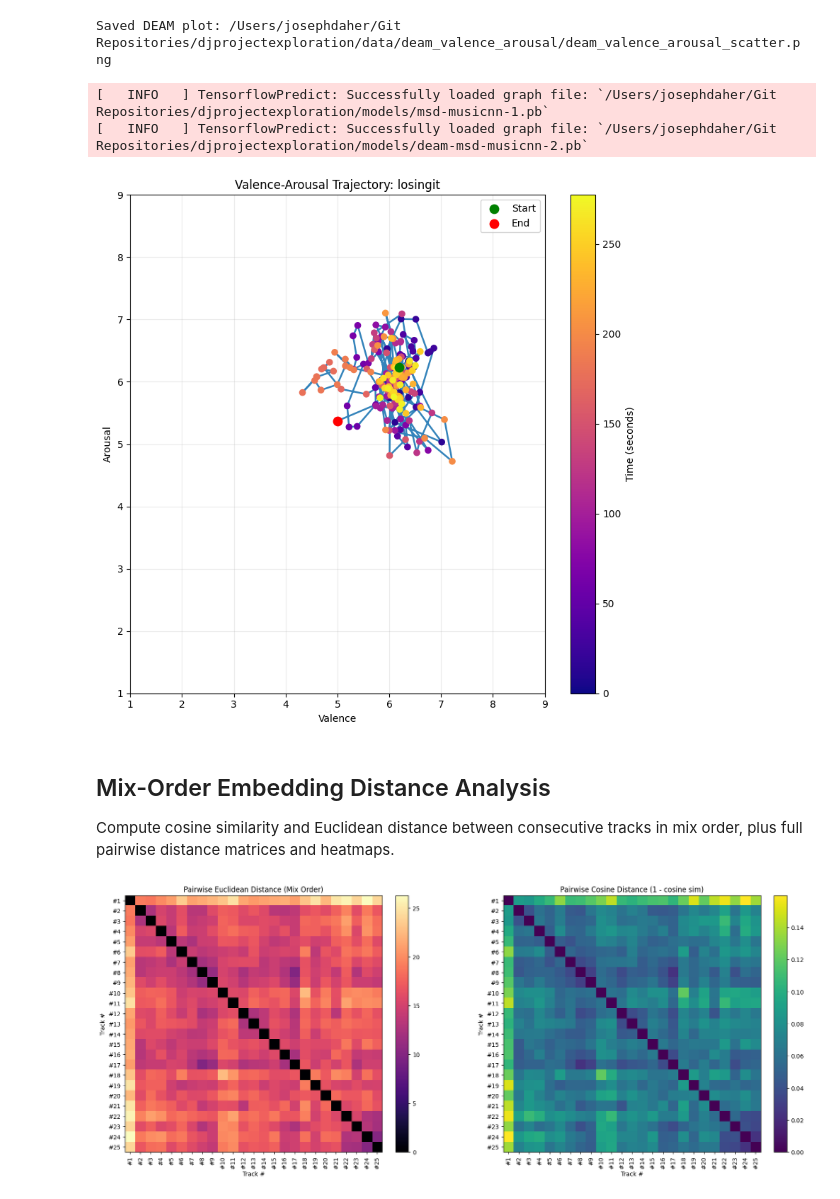
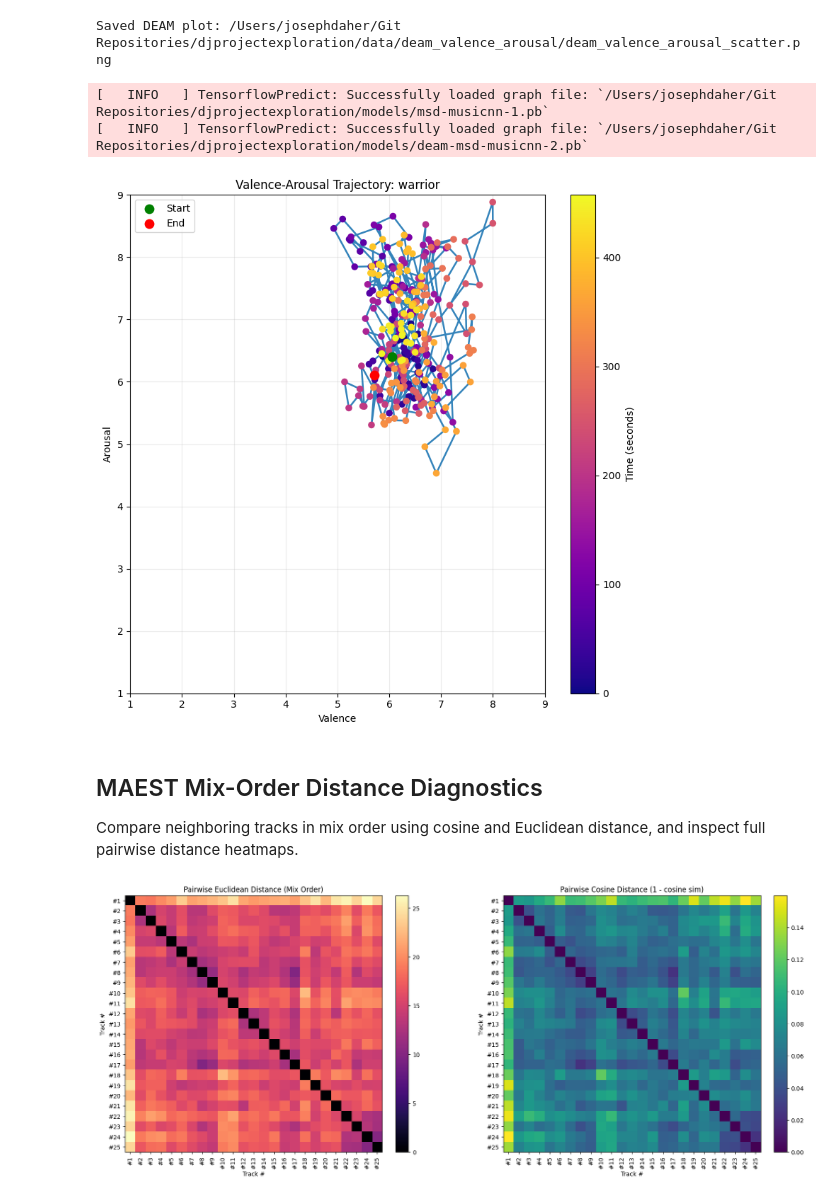
Before and after one commit to josephedaher24/djprojectexploration, a Jupyter notebook: notebooks/embeddings.ipynb, the cells around one changed output. Cells and saved outputs as stored; diff of their text form; code cells hidden in the pictures.

```diff
--- a/notebooks/maest_embeddings_batch.ipynb
+++ b/notebooks/embeddings.ipynb
@@ -711,15 +725,11 @@ print(f"Saved DEAM plot: {plot_path}")
 Saved DEAM plot: /Users/josephdaher/Git Repositories/djprojectexploration/data/deam_valence_arousal/deam_valence_arousal_scatter.png
 # %%
 # Valence-Arousal trajectory for one song (2D line over time)
-from pathlib import Path
-import numpy as np
-import matplotlib.pyplot as plt
-from essentia.standard import MonoLoader
 
 from djprojectexploration.deam_valence_arousal import predict_deam_valence_arousal_musicnn
 
 # Pick a song
-audio_file = PROJECT_ROOT / "music" / "losingit.mp3"
+audio_file = PROJECT_ROOT / "music" / "aries-mix" / "warrior.mp3"
 
 # Reuse model vars if already defined in earlier cells
 musicnn_model = MUSICNN_MODEL_FILE if "MUSICNN_MODEL_FILE" in globals() else (PROJECT_ROOT / "models" / "msd-musicnn-1.pb")
@@ -740,36 +750,37 @@ duration_sec = len(audio) / 16000.0
 t = np.linspace(0.0, duration_sec, n, endpoint=False)
 
 fig, ax = plt.subplots(figsize=(8, 8))
 
 # Line path through valence-arousal space (ordered by time)
 ax.plot(points[:, 0], points[:, 1], color="#1f77b4", linewidth=1.8, alpha=0.9)
 
 # Color points by time
 sc = ax.scatter(points[:, 0], points[:, 1], c=t, cmap="plasma", s=35, zorder=3)
 
 # Mark start/end
 ax.scatter(points[0, 0], points[0, 1], color="green", s=80, label="Start", zorder=4)
 ax.scatter(points[-1, 0], points[-1, 1], color="red", s=80, label="End", zorder=4)
 
 ax.set_xlim(1, 9)
 ax.set_ylim(1, 9)
 ax.set_xlabel("Valence")
 ax.set_ylabel("Arousal")
 ax.set_title(f"Valence-Arousal Trajectory: {audio_file.stem}")
 ax.grid(alpha=0.25)
 ax.legend(loc="best")
 
 cbar = fig.colorbar(sc, ax=ax)
 cbar.set_label("Time (seconds)")
 
 plt.tight_layout()
 plt.show()
 # %% [output]
 [   INFO   ] TensorflowPredict: Successfully loaded graph file: `/Users/josephdaher/Git Repositories/djprojectexploration/models/msd-musicnn-1.pb`
 [   INFO   ] TensorflowPredict: Successfully loaded graph file: `/Users/josephdaher/Git Repositories/djprojectexploration/models/deam-msd-musicnn-2.pb`
-[figure, old version]
+[figure, new version]
 # %% [markdown]
-## Mix-Order Embedding Distance Analysis
+## MAEST Mix-Order Distance Diagnostics
 
-Compute cosine similarity and Euclidean distance between consecutive tracks in mix order, plus full pairwise distance matrices and heatmaps.
+Compare neighboring tracks in mix order using cosine and Euclidean distance,
+and inspect full pairwise distance heatmaps.
 # %%
```
Also changed, not shown: parts of 27 cells of this notebook, 34 other files.
